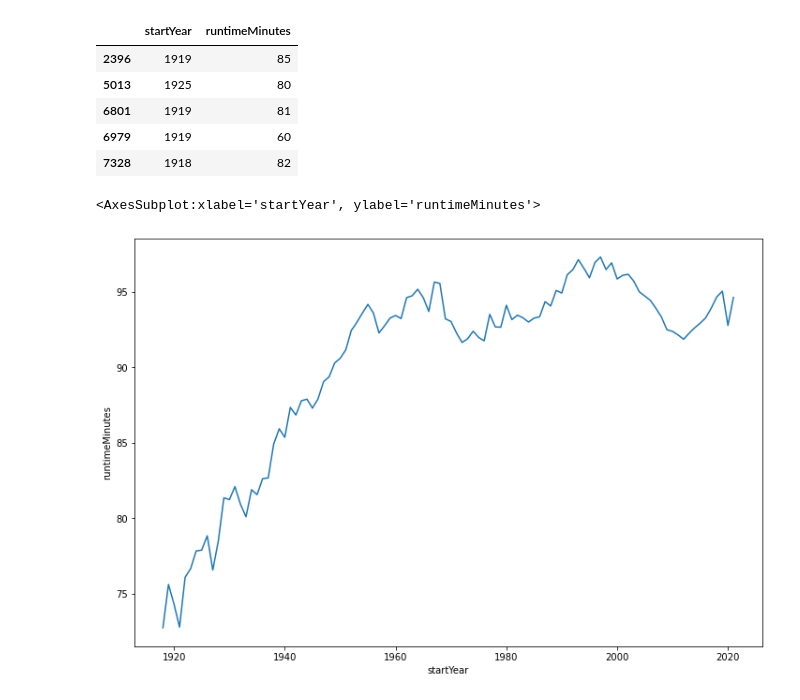
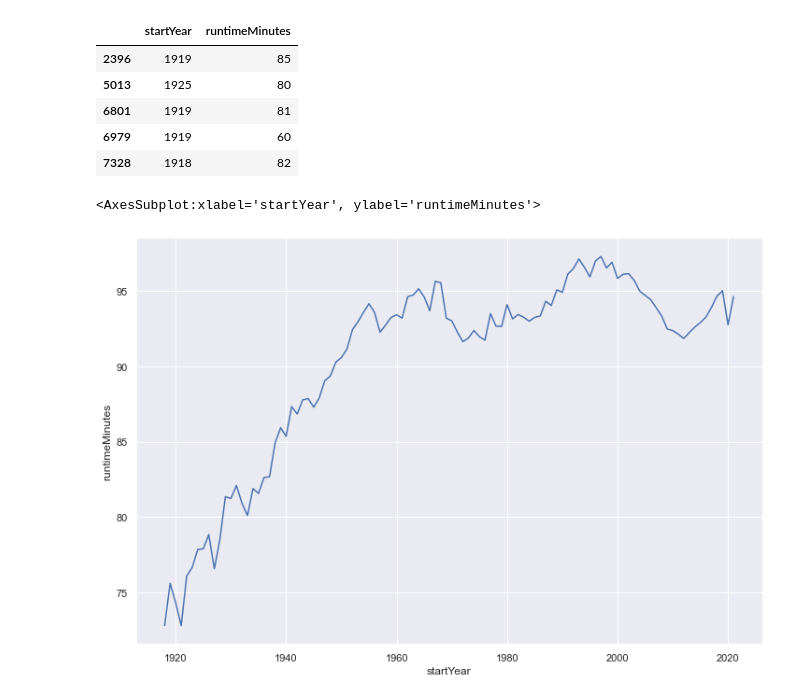
Before and after one commit to CathieLC/Wild_movie_project, a Jupyter notebook: Guillaume/basics_G.ipynb, the cells around one changed output. Cells and saved outputs as stored; diff of their text form; code cells hidden in the pictures.

```diff
--- a/Guillaume/basics_G.ipynb
+++ b/Guillaume/basics_G.ipynb
@@ -162,9 +162,10 @@ runtime_mean = runtime_int.groupby('startYear').mean()
 # %%
 runtime_mean = round(runtime_mean['runtimeMinutes'], 2)
 # %%
+sns.set()
 fig, ax = plt.subplots(figsize=(12,8))
 
 sns.lineplot(data=runtime_mean)
 # %% [output]
 <AxesSubplot:xlabel='startYear', ylabel='runtimeMinutes'>
-[figure, old version]
+[figure, new version]
```
Also changed, not shown: parts of 10 cells of this notebook, 1 other file.
